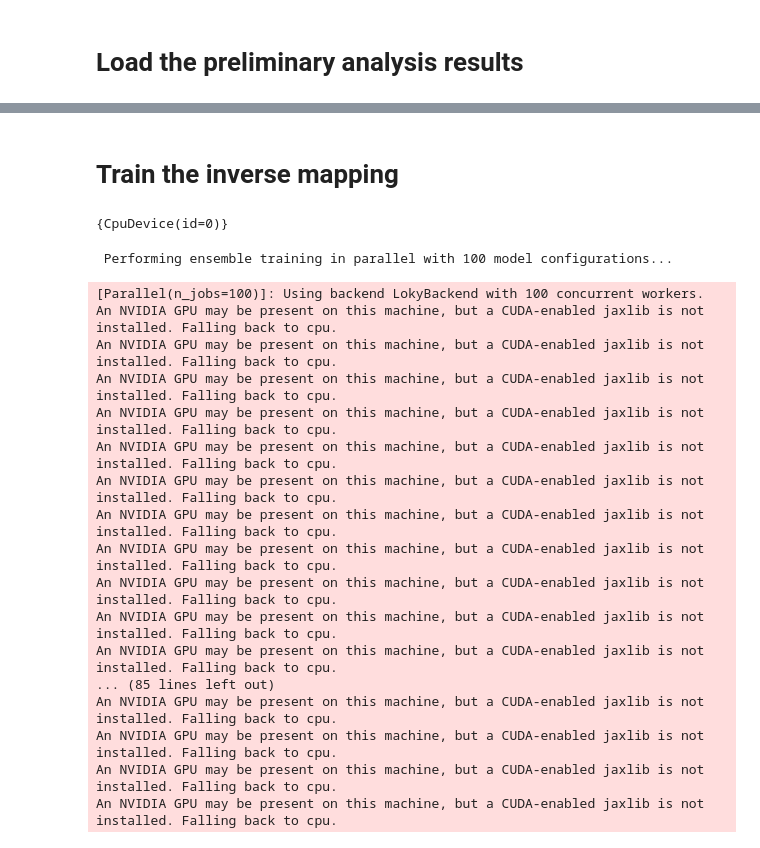
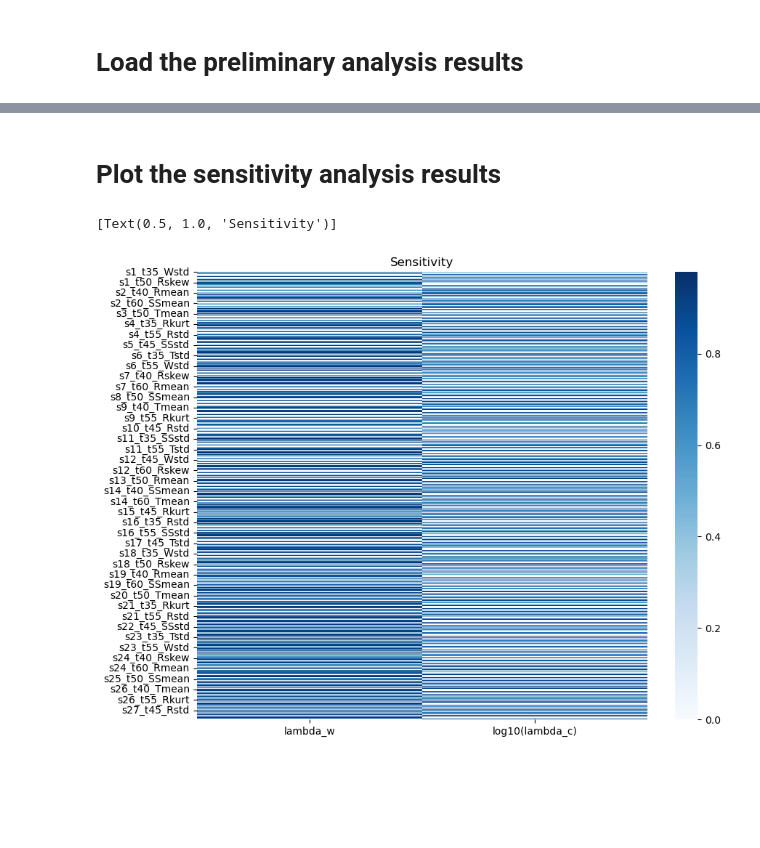
Before and after one commit to PeishiJiang/KIM, a Jupyter notebook: examples/im_cloudmodel/postprocessing.ipynb, the cells around one changed output, grey strips where cells are left out. Drawn from its saved outputs; the diff is of its cells as text; code cells hidden in the pictures; blank space fills up the shorter version.

Commit message:
Added a few plotting functions.

```diff
--- a/examples/im_cloudmodel/postprocessing.ipynb
+++ b/examples/im_cloudmodel/postprocessing.ipynb
@@ -42,7 +40,7 @@ f_state = Path("./data/Input.csv")
 # %%
 df_para, df_state = pd.read_csv(f_para),pd.read_csv(f_state)
 # %%
-y_keys, x_keys = df_para.keys(), df_state.keys()
+y_vars, x_vars = df_para.keys().to_list(), df_state.keys().to_list()
 y, x = df_para.values, df_state.values
 # %%
 x.shape, y.shape
@@ -51,6 +49,6 @@ x.shape, y.shape
 # %% [markdown]
 # Load the preliminary analysis results
 # %%
-f_data_save = Path("./results/data")
+f_data_save = Path("./results/data-corr")
 data = Data(x, y)
 data.load(f_data_save)
@@ -161,3 +54,0 @@ map_configs = {
-# %%
-data = Data(x, y, **data_params)
-data.calculate_sensitivity(**sensitivity_params)
@@ -187,36 +55,36 @@ data.save(f_data_save)
-# %% [markdown]
-# Train the inverse mapping
-# %%
-d = jax.numpy.array([0,3,5,7])
-d.devices()
-# %% [output]
-{CpuDevice(id=0)}
-# %%
-# Initialize three diffferent KIMs
-kim1 = KIM(data, map_configs, map_option='many2many')
-kim2 = KIM(data, map_configs, mask_option="sensitivity", map_option='many2one')
-kim3 = KIM(data, map_configs, mask_option="cond_sensitivity", map_option='many2one')
-
-# Train the mappings
-kim1.train()
-kim2.train()
-kim3.train()
-# %% [output]
- Performing ensemble training in parallel with 100 model configurations...
-[Parallel(n_jobs=100)]: Using backend LokyBackend with 100 concurrent workers.
-An NVIDIA GPU may be present on this machine, but a CUDA-enabled jaxlib is not installed. Falling back to cpu.
-An NVIDIA GPU may be present on this machine, but a CUDA-enabled jaxlib is not installed. Falling back to cpu.
-An NVIDIA GPU may be present on this machine, but a CUDA-enabled jaxlib is not installed. Falling back to cpu.
-An NVIDIA GPU may be present on this machine, but a CUDA-enabled jaxlib is not installed. Falling back to cpu.
-An NVIDIA GPU may be present on this machine, but a CUDA-enabled jaxlib is not installed. Falling back to cpu.
-An NVIDIA GPU may be present on this machine, but a CUDA-enabled jaxlib is not installed. Falling back to cpu.
-An NVIDIA GPU may be present on this machine, but a CUDA-enabled jaxlib is not installed. Falling back to cpu.
-An NVIDIA GPU may be present on this machine, but a CUDA-enabled jaxlib is not installed. Falling back to cpu.
-An NVIDIA GPU may be present on this machine, but a CUDA-enabled jaxlib is not installed. Falling back to cpu.
-An NVIDIA GPU may be present on this machine, but a CUDA-enabled jaxlib is not installed. Falling back to cpu.
-An NVIDIA GPU may be present on this machine, but a CUDA-enabled jaxlib is not installed. Falling back to cpu.
-... (85 lines left out)
-An NVIDIA GPU may be present on this machine, but a CUDA-enabled jaxlib is not installed. Falling back to cpu.
-An NVIDIA GPU may be present on this machine, but a CUDA-enabled jaxlib is not installed. Falling back to cpu.
-An NVIDIA GPU may be present on this machine, but a CUDA-enabled jaxlib is not installed. Falling back to cpu.
-An NVIDIA GPU may be present on this machine, but a CUDA-enabled jaxlib is not installed. Falling back to cpu.
+# %% [markdown]
+# Plot the sensitivity analysis results
+# %%
+def plot_sensitivity(sensitivity_mask, ax=None, xlabels=None, ylabels=None):
+
+    if xlabels is not None and ylabels is not None:
+       sensitivity_mask = pd.DataFrame(sensitivity_mask, index=xlabels, columns=ylabels)
+
+    ax = sns.heatmap( sensitivity_mask, ax=ax, cmap='Blues')
+    ax.set(title='Sensitivity heatmap')
+
+def plot_sensitivity_mask(sensitivity_mask, ax=None, xlabels=None, ylabels=None):
+    # define the colors
+    cmap = mpl.colors.ListedColormap(['lightgrey', 'tab:blue'])
+
+    # create a normalize object the describes the limits of
+    # each color
+    bounds = [-.5, 0.5, 1.5]
+    norm = mpl.colors.BoundaryNorm(bounds, cmap.N)
+
+    if xlabels is not None and ylabels is not None:
+       sensitivity_mask = pd.DataFrame(sensitivity_mask, index=xlabels, columns=ylabels)
+
+    ax = sns.heatmap(
+        sensitivity_mask, ax=ax, cmap=cmap, norm=norm,
+        cbar_kws={"ticks": [0, 1]}
+      )
+    ax.collections[0].colorbar.set_ticklabels(["sensitive", "not sensitive"], rotation=90)
+    ax.set(title='Sensitivity mask')
+# %%
+fig, ax = plt.subplots(1, 1, figsize=(10, 8))
+plot_sensitivity(data.sensitivity, xlabels=x_vars, ylabels=y_vars)
+ax.set(title='Sensitivity')
+# %% [output]
+[Text(0.5, 1.0, 'Sensitivity')]
+[figure, added]
```
Also changed, not shown: parts of 22 cells of this notebook, 3 other files.
